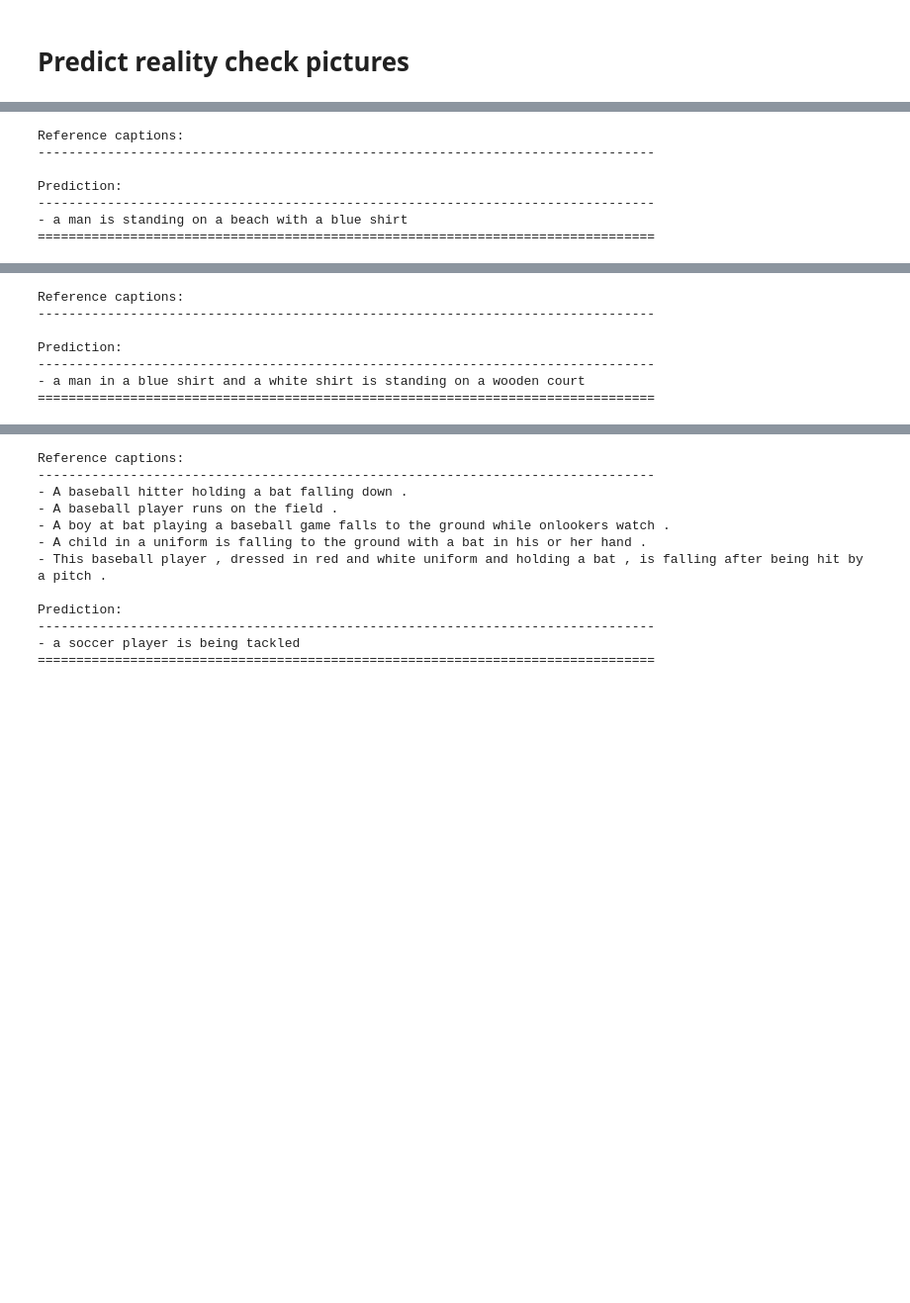
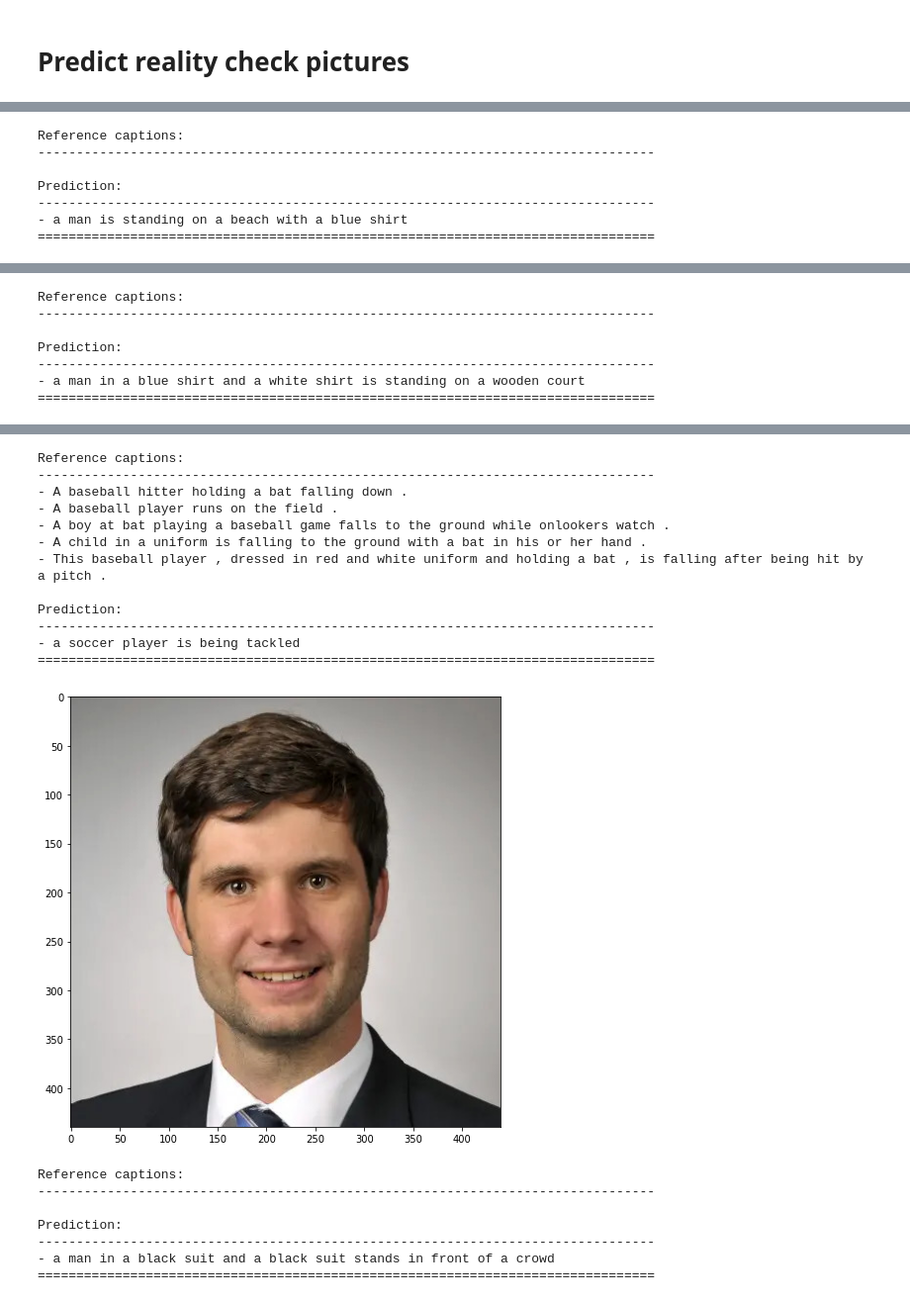
Before and after one commit to rainerenglisch/aida_dfki_project, a Jupyter notebook: notebooks/05_inceptv3_gru_no-attention_cust-embedding_v2_reality_check.ipynb, the cells around one changed output, grey strips where cells are left out. Shown at 99% size. Cells and saved outputs as stored; diff of their text form; code cells hidden in the pictures; blank space fills up the shorter version.

Commit message:
Reality check um Clemens erweitert

```diff
--- a/notebooks/05_inceptv3_gru_no-attention_cust-embedding_v2_reality_check.ipynb
+++ b/notebooks/05_inceptv3_gru_no-attention_cust-embedding_v2_reality_check.ipynb
@@ -401,7 +401,7 @@ def eval_image_from_test(img_name):
 # %%
 runtime_context = l_rtc[3]  # use CPUs
 with runtime_context:
-    for img_file_name in ["historical.jpg", "rae.jpg", "ths.jpg", "2662262499_3cdf49cedd.jpg"]:
+    for img_file_name in ["historical.jpg", "rae.jpg", "ths.jpg", "2662262499_3cdf49cedd.jpg", "clemens.jpg"]:
         eval_image_from_test(img_file_name)
         print(f'{"="*80}\n')
 # %% [output]
@@ -415,30 +415,38 @@ Prediction:
 ================================================================================
 [figure]
 Reference captions:
 --------------------------------------------------------------------------------
 
 Prediction:
 --------------------------------------------------------------------------------
 - a man is standing on a beach with a blue shirt
 ================================================================================
 [figure]
 Reference captions:
 --------------------------------------------------------------------------------
 
 Prediction:
 --------------------------------------------------------------------------------
 - a man in a blue shirt and a white shirt is standing on a wooden court
 ================================================================================
 [figure]
 Reference captions:
 --------------------------------------------------------------------------------
 - A baseball hitter holding a bat falling down .
 - A baseball player runs on the field .
 - A boy at bat playing a baseball game falls to the ground while onlookers watch .
 - A child in a uniform is falling to the ground with a bat in his or her hand .
 - This baseball player , dressed in red and white uniform and holding a bat , is falling after being hit by a pitch .
 
 Prediction:
 --------------------------------------------------------------------------------
 - a soccer player is being tackled
 ================================================================================
+[figure, added]
+Reference captions:
+--------------------------------------------------------------------------------
+
+Prediction:
+--------------------------------------------------------------------------------
+- a man in a black suit and a black suit stands in front of a crowd
+================================================================================
```
Also changed, not shown: 1 other file.
